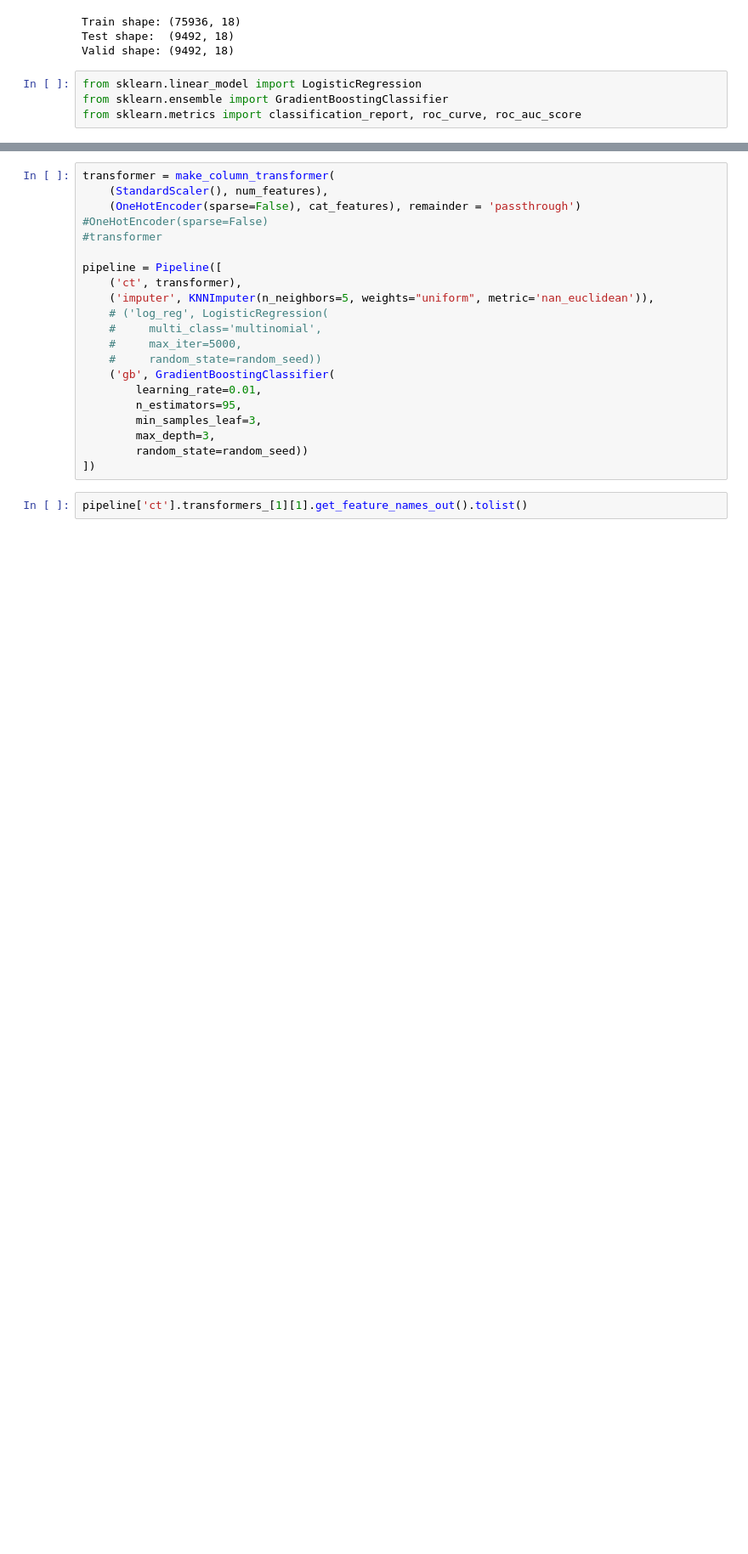
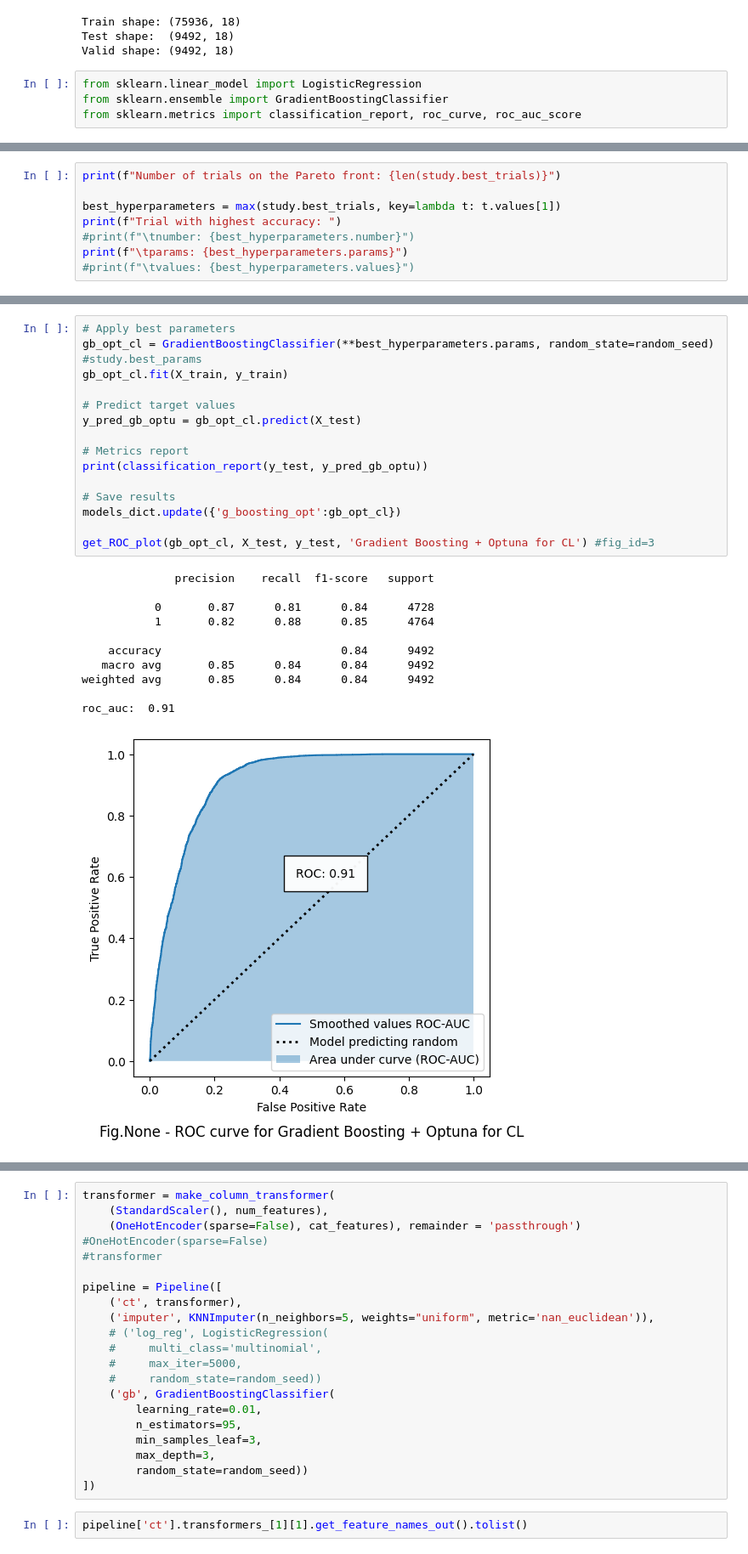
Before and after one commit to Alex1iv/Loan_repayment, a Jupyter notebook: notebooks/Loan_repayment.ipynb, the cells around one changed output, grey strips where cells are left out. Shown: that part at 85% size. Cells and saved outputs as stored; diff of their text form; blank space fills up the shorter version.

```diff
--- a/notebooks/Loan_repayment.ipynb
+++ b/notebooks/Loan_repayment.ipynb
@@ -605,0 +711,8 @@ roc_auc:  0.707
+# %%
+print(f"Number of trials on the Pareto front: {len(study.best_trials)}")
+
+best_hyperparameters = max(study.best_trials, key=lambda t: t.values[1])
+print(f"Trial with highest accuracy: ")
+#print(f"\tnumber: {best_hyperparameters.number}")
+print(f"\tparams: {best_hyperparameters.params}")
+#print(f"\tvalues: {best_hyperparameters.values}")
@@ -605,0 +723,27 @@ roc_auc:  0.707
+# %%
+# Apply best parameters
+gb_opt_cl = GradientBoostingClassifier(**best_hyperparameters.params, random_state=random_seed) #study.best_params
+gb_opt_cl.fit(X_train, y_train)
+
+# Predict target values
+y_pred_gb_optu = gb_opt_cl.predict(X_test)
+
+# Metrics report
+print(classification_report(y_test, y_pred_gb_optu))
+
+# Save results
+models_dict.update({'g_boosting_opt':gb_opt_cl})
+
+get_ROC_plot(gb_opt_cl, X_test, y_test, 'Gradient Boosting + Optuna for CL') #fig_id=3
+# %% [output]
+              precision    recall  f1-score   support
+
+           0       0.87      0.81      0.84      4728
+           1       0.82      0.88      0.85      4764
+
+    accuracy                           0.84      9492
+   macro avg       0.85      0.84      0.84      9492
+weighted avg       0.85      0.84      0.84      9492
+
+roc_auc:  0.91
+[figure, added]
```
Also changed, not shown: parts of 25 cells of this notebook.
